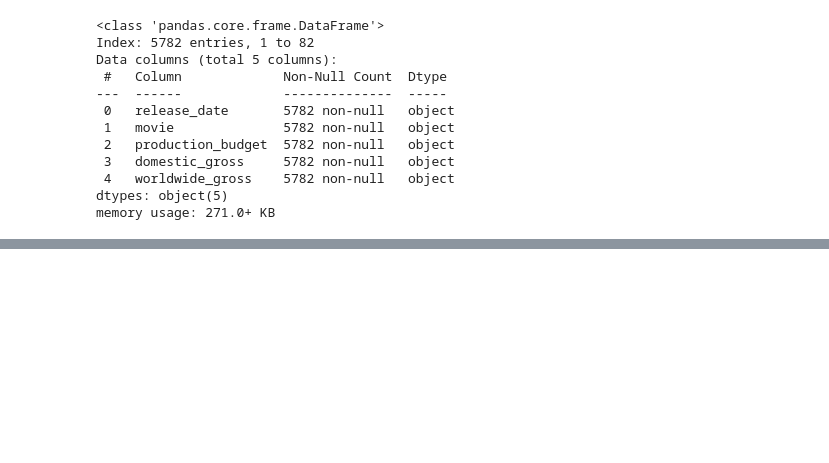
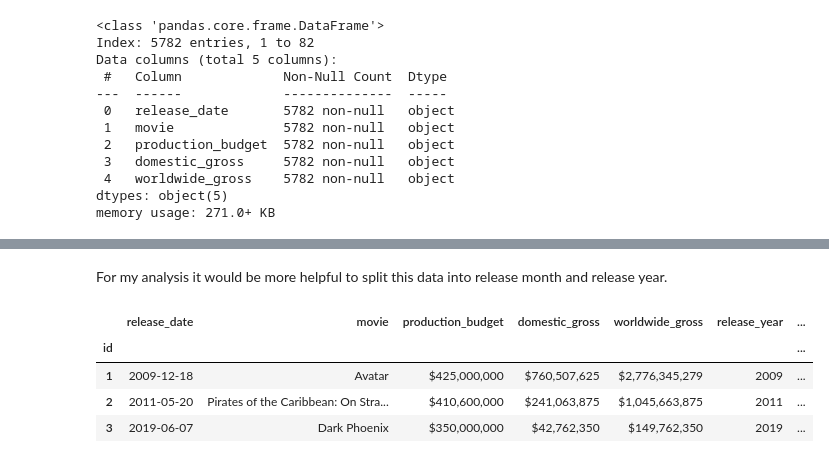
Before and after one commit to Gladwellchebelyon/GROUP7_BOX_OFFICE_MOVIES_ANALYSIS, a Jupyter notebook: Untitled.ipynb, the cells around one changed output, grey strips where cells are left out. Drawn from its saved outputs; the diff is of its cells as text; code cells hidden in the pictures; blank space fills up the shorter version.

```diff
--- a/Untitled.ipynb
+++ b/Untitled.ipynb
@@ -241,0 +127,18 @@ directors_df.head()
+# %% [markdown]
+For my analysis it would be more helpful to split this data into release month and release year.
+# %%
+# Converting the release_date column to datetime format
+TN_df["release_date"] = pd.to_datetime(TN_df["release_date"])
+
+# Creating new columns for "release_year" and "release_month" by splitting the "release_date" column
+TN_df["release_year"]= TN_df["release_date"].dt.year
+TN_df["release_month"]= TN_df["release_date"].dt.month
+
+# Preview of the first 3 rows of the resulting  dataframe
+TN_df.head(3)
+# %% [output]
+|  | release_date | movie | production_budget | domestic_gross | worldwide_gross | release_year | ... |
+| id |  |  |  |  |  |  | ... |
+| 1 | 2009-12-18 | Avatar | $425,000,000 | $760,507,625 | $2,776,345,279 | 2009 | ... |
+| 2 | 2011-05-20 | Pirates of the Caribbean: On Stra... | $410,600,000 | $241,063,875 | $1,045,663,875 | 2011 | ... |
+| 3 | 2019-06-07 | Dark Phoenix | $350,000,000 | $42,762,350 | $149,762,350 | 2019 | ... |
```
Also changed, not shown: parts of 66 cells of this notebook.
